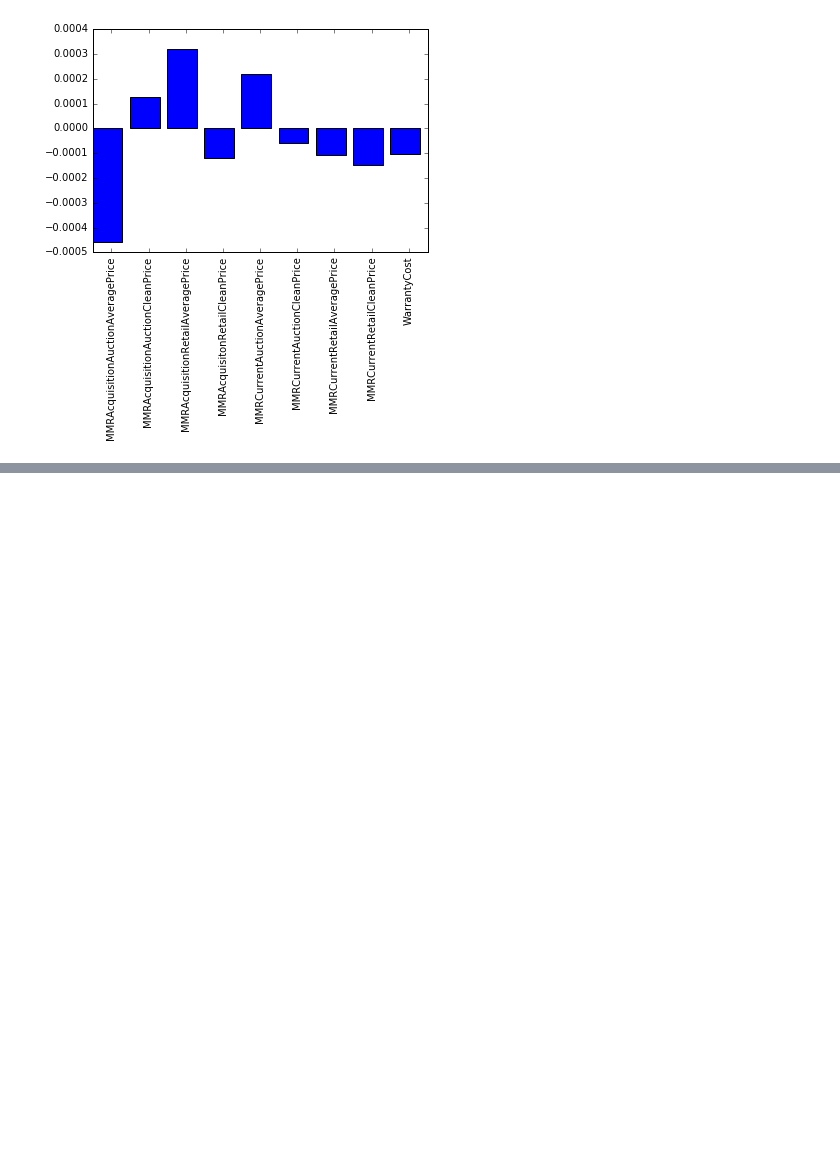
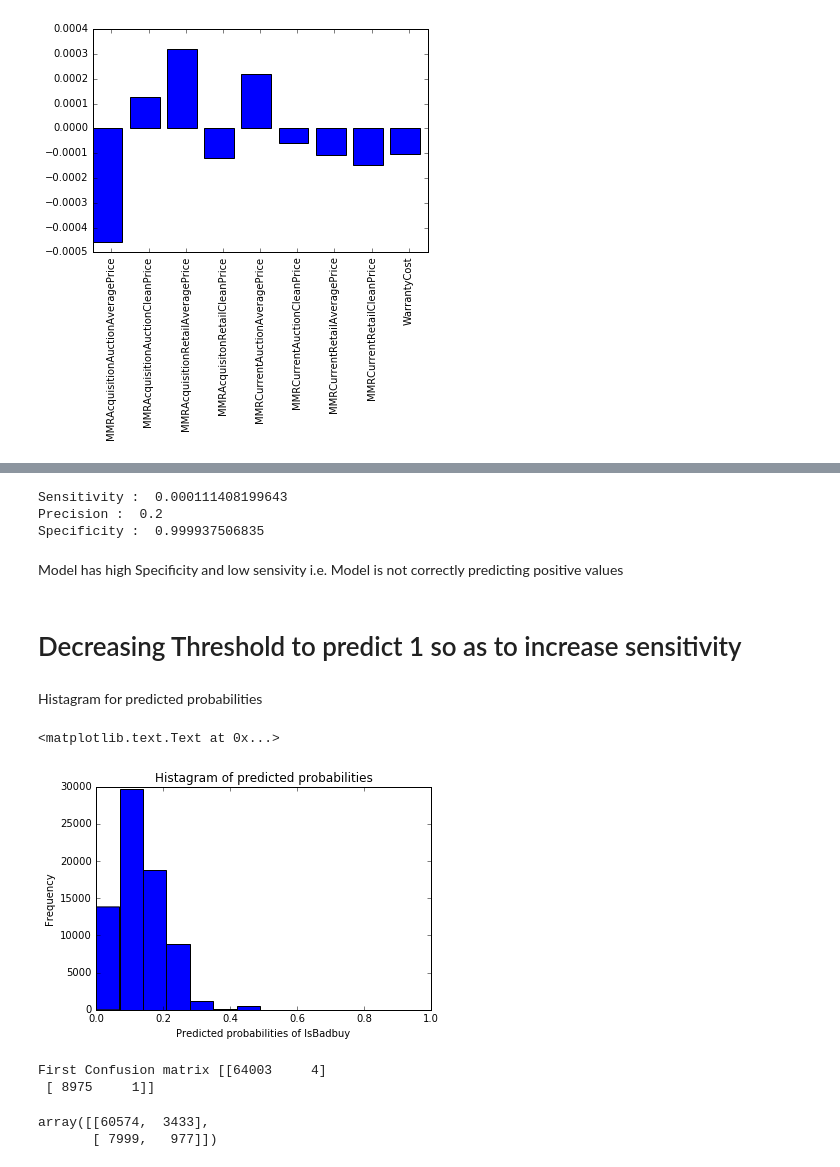
Before and after one commit to krvaibhav/krvaibhav.github.io, a Jupyter notebook: Logistic Regression.ipynb, the cells around one changed output, grey strips where cells are left out. Saved outputs shown, nothing was run; the diff lists cells and outputs as text; code cells hidden in the pictures; blank space fills up the shorter version.

```diff
--- a/Logistic Regression.ipynb
+++ b/Logistic Regression.ipynb
@@ -168,0 +180,24 @@ Name: 0, dtype: float64
+# %%
+print("Sensitivity : ", metrics.recall_score(target, y_pred))
+print("Precision : ", metrics.precision_score(target, y_pred))
+print("Specificity : ", TN/(TN+FP))
+# %% [output]
+Sensitivity :  0.000111408199643
+Precision :  0.2
+Specificity :  0.999937506835
+# %% [markdown]
+Model has high Specificity and low sensivity i.e. Model is not correctly predicting positive values
+# %% [markdown]
+# Decreasing Threshold to predict 1 so as to increase sensitivity
+# %% [markdown]
+Histagram for predicted probabilities
+# %%
+y_pred_prob = logreg.predict_proba(target_features)[:,1]
+plt.hist(y_pred_prob, bins=8)
+plt.xlim(0,1)
+plt.xlabel("Predicted probabilities of IsBadbuy")
+plt.ylabel("Frequency")
+plt.title("Histagram of predicted probabilities")
+# %% [output]
+<matplotlib.text.Text at 0x...>
+[figure, added]
@@ -168,0 +207,10 @@ Name: 0, dtype: float64
+# %%
+print("First Confusion matrix", confusion)
+# %% [output]
+First Confusion matrix [[64003     4]
+ [ 8975     1]]
+# %%
+metrics.confusion_matrix(target, y_pred_class)
+# %% [output]
+array([[60574,  3433],
+       [ 7999,   977]])
```
Also changed, not shown: parts of 29 cells of this notebook.
